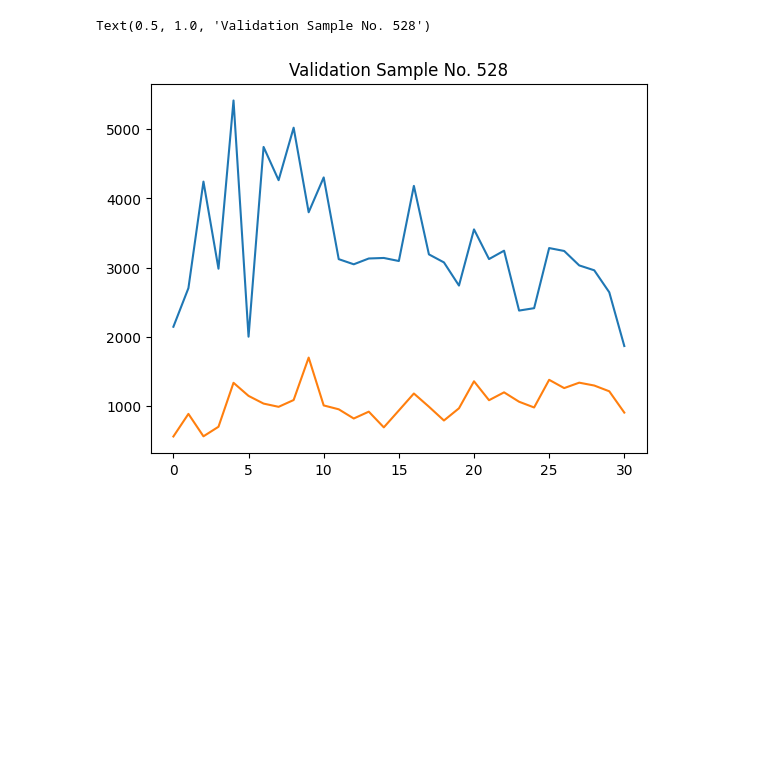
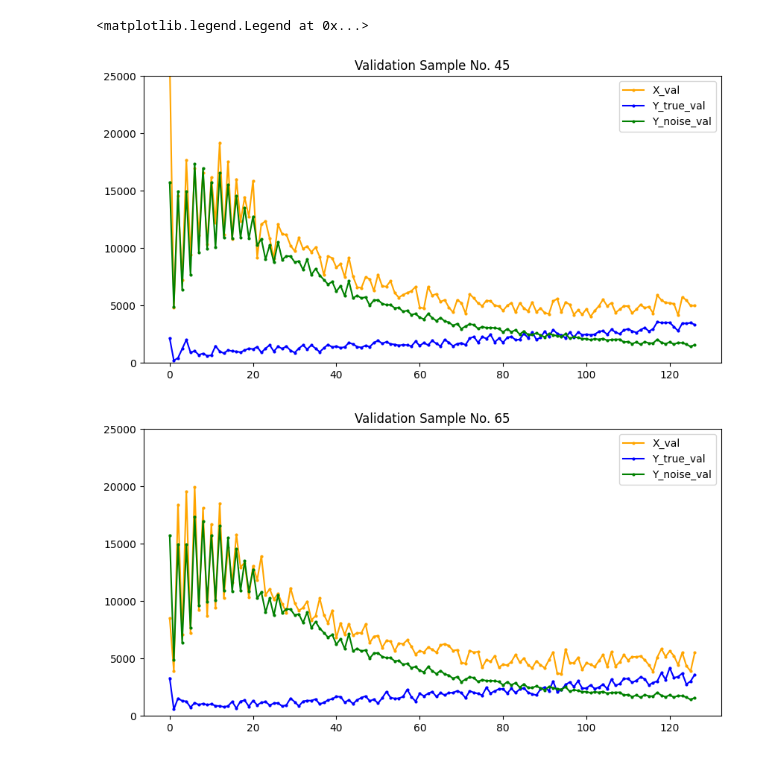
Before and after one commit to rohitptnk/cosmoformer, a Jupyter notebook: research/Data_Processing_Test.ipynb, the cells around one changed output. Saved outputs shown, nothing was run; the diff lists cells and outputs as text; code cells hidden in the pictures; blank space fills up the shorter version.

```diff
--- a/research/Data_Processing_Test.ipynb
+++ b/research/Data_Processing_Test.ipynb
@@ -18,11 +51,17 @@ print(std[0])
 # %%
-X_train = np.load("data\processed\X_train.npy")
-Y_train = np.load("data\processed\Y_train.npy")
-X_val = np.load("data\processed\X_val.npy")
-Y_val = np.load("data\processed\Y_val.npy")
+X_train = np.load("data/processed/X_train.npy")
+Y_true_train = np.load("data/processed/Y_true_train.npy")
+Y_noise_train = np.load("data/processed/Y_noise_train.npy")
 
-print(X_train.shape)
-print(Y_train.shape)
-print(X_val.shape)
-print(Y_val.shape)
+X_val = np.load("data/processed/X_val.npy")
+Y_true_val = np.load("data/processed/Y_true_val.npy")
+Y_noise_val = np.load("data/processed/Y_noise_val.npy")
+
+print("X_train shape:", X_train.shape)
+print("Y_true_train shape:", Y_true_train.shape)
+print("Y_noise_train shape:", Y_noise_train.shape)
+print()
+print("X_val shape:", X_val.shape)
+print("Y_true_val shape:", Y_true_val.shape)
+print("Y_noise_val shape:", Y_noise_val.shape)
 # %% [output]
@@ -52,6 +103,6 @@ Y_val std: 0.348505392784377
 # %%
 def inverse_transform(x):
-    mean = np.load("data\processed\scaler_mean.npy")
+    mean = np.load("data/processed/scaler_mean.npy")
     std = np.load("data/processed/scaler_std.npy")
     return x*std+mean
 # %%
@@ -67,10 +132,24 @@ Text(0.5, 1.0, 'Training Sample No. 7364')
 # %%
 import matplotlib.pyplot as plt
 
-sample_no = np.random.randint(2000)
-plt.plot(inverse_transform(X_val[sample_no]))
-plt.plot(inverse_transform(Y_val[sample_no]))
+sample_no = 45
+plt.figure(figsize=(10, 5))
+plt.plot(inverse_transform(X_val[sample_no]), label='X_val', marker='o', markersize=2, color='orange')
+plt.plot(inverse_transform(Y_true_val[sample_no]), label='Y_true_val', marker='o', markersize=2, color='blue')
+plt.plot(inverse_transform(Y_noise_val[sample_no]), label='Y_noise_val', marker='o', markersize=2, color = 'green')
 plt.title(f"Validation Sample No. {sample_no}")
+plt.ylim(0, 25000)
+plt.legend()
+
+sample_no = 65
+plt.figure(figsize=(10, 5))
+plt.plot(inverse_transform(X_val[sample_no]), label='X_val', marker='o', markersize=2, color='orange')
+plt.plot(inverse_transform(Y_true_val[sample_no]), label='Y_true_val', marker='o', markersize=2, color='blue')
+plt.plot(inverse_transform(Y_noise_val[sample_no]), label='Y_noise_val', marker='o', markersize=2, color = 'green')
+plt.title(f"Validation Sample No. {sample_no}")
+plt.ylim(0, 25000)
+plt.legend()
 # %% [output]
-Text(0.5, 1.0, 'Validation Sample No. 528')
+<matplotlib.legend.Legend at 0x...>
-[figure, old version]
+[figure, new version]
+[figure, added]
```
Also changed, not shown: parts of 9 cells of this notebook, 2 other files.
